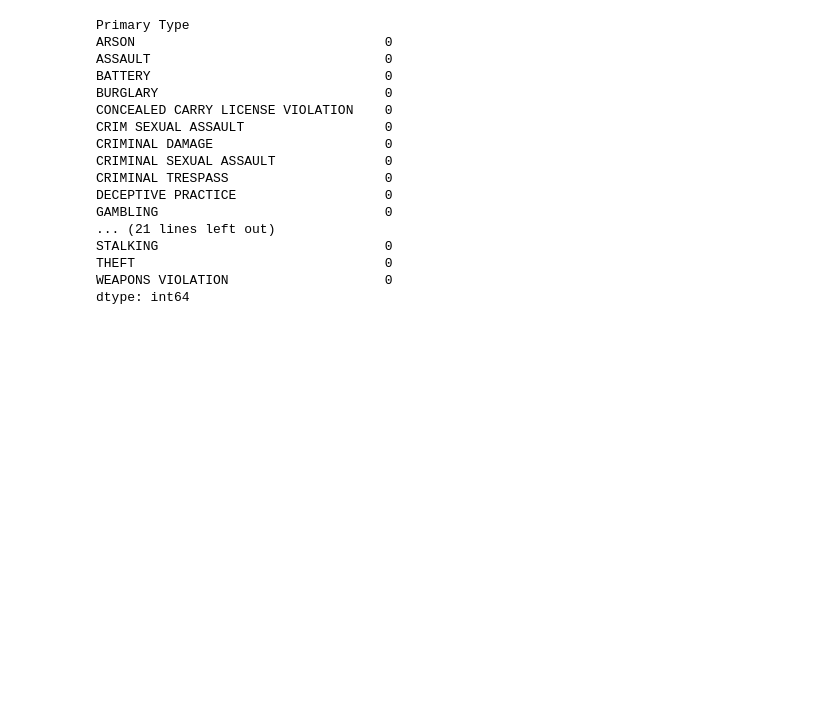
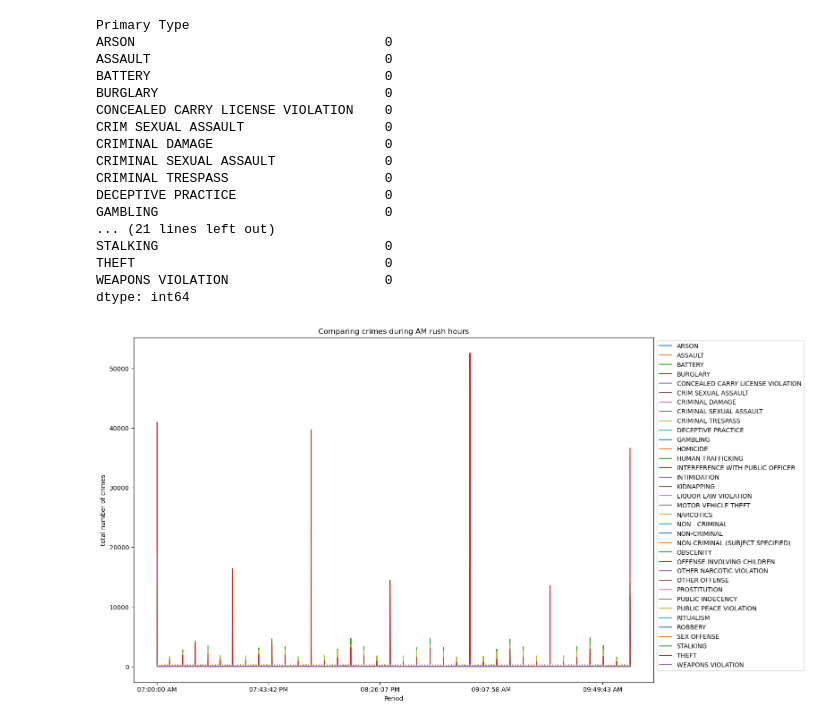
Before and after one commit to AsmaBenHmidene/Chicago-Crime, a Jupyter notebook: Prepare Chicago Crime Data for a GitHub Repository.ipynb, the cells around one changed output. Cells and saved outputs as stored; diff of their text form; code cells hidden in the pictures; blank space fills up the shorter version.

```diff
--- a/Prepare Chicago Crime Data for a GitHub Repository.ipynb
+++ b/Prepare Chicago Crime Data for a GitHub Repository.ipynb
@@ -639,6 +639,8 @@ dtype: int64
 # %%
 fig, ax = plt.subplots(figsize=(15,10))
 ax.set_title('Comparing crimes during AM rush hours')
 ax.set_ylabel('total number of crimes')
-unstacked2.plot.bar(ax=ax, stacked=True)
+unstacked2.plot(ax=ax)
 ax.legend(bbox_to_anchor=[1,1]);
+# %% [output]
+[figure, added]
```
Also changed, not shown: parts of 37 cells of this notebook.
